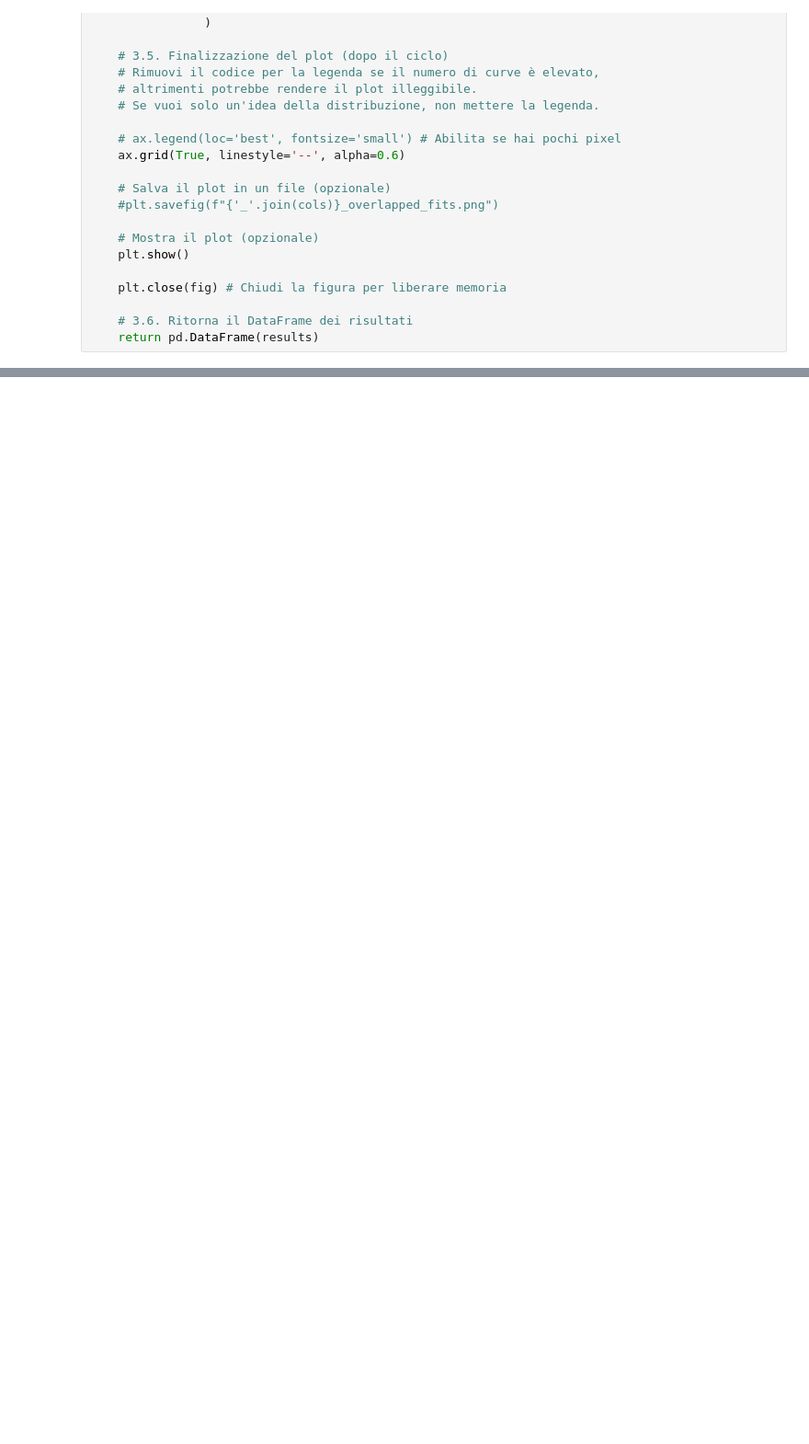
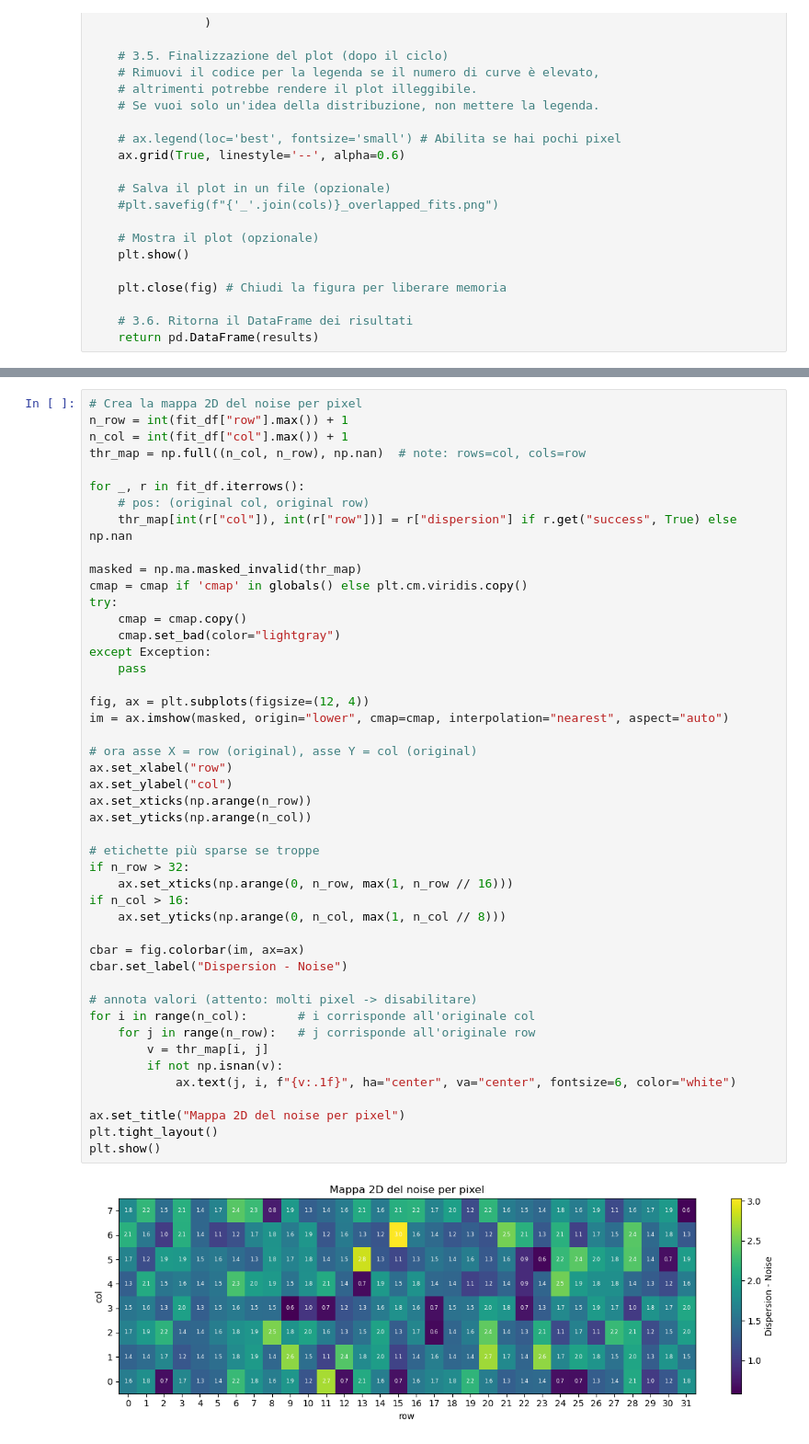
Before and after one commit to agalliani/falaphel3-daq, a Jupyter notebook: analisi-matrice copy.ipynb, the cells around one changed output, grey strips where cells are left out. Shown at 92% size. Drawn from its saved outputs; the diff is of its cells as text; blank space fills up the shorter version.

```diff
--- a/analisi-matrice copy.ipynb
+++ b/analisi-matrice copy.ipynb
@@ -350,0 +480,48 @@ fit_results_df = fit_erf_to_scurves(fit_df, cols=["efficiency_toa"])
+# %%
+# Crea la mappa 2D del noise per pixel
+n_row = int(fit_df["row"].max()) + 1
+n_col = int(fit_df["col"].max()) + 1
+thr_map = np.full((n_col, n_row), np.nan)  # note: rows=col, cols=row
+
+for _, r in fit_df.iterrows():
+    # pos: (original col, original row)
+    thr_map[int(r["col"]), int(r["row"])] = r["dispersion"] if r.get("success", True) else np.nan
+
+masked = np.ma.masked_invalid(thr_map)
+cmap = cmap if 'cmap' in globals() else plt.cm.viridis.copy()
+try:
+    cmap = cmap.copy()
+    cmap.set_bad(color="lightgray")
+except Exception:
+    pass
+
+fig, ax = plt.subplots(figsize=(12, 4))
+im = ax.imshow(masked, origin="lower", cmap=cmap, interpolation="nearest", aspect="auto")
+
+# ora asse X = row (original), asse Y = col (original)
+ax.set_xlabel("row")
+ax.set_ylabel("col")
+ax.set_xticks(np.arange(n_row))
+ax.set_yticks(np.arange(n_col))
+
+# etichette più sparse se troppe
+if n_row > 32:
+    ax.set_xticks(np.arange(0, n_row, max(1, n_row // 16)))
+if n_col > 16:
+    ax.set_yticks(np.arange(0, n_col, max(1, n_col // 8)))
+
+cbar = fig.colorbar(im, ax=ax)
+cbar.set_label("Dispersion - Noise")
+
+# annota valori (attento: molti pixel -> disabilitare)
+for i in range(n_col):       # i corrisponde all'originale col
+    for j in range(n_row):   # j corrisponde all'originale row
+        v = thr_map[i, j]
+        if not np.isnan(v):
+            ax.text(j, i, f"{v:.1f}", ha="center", va="center", fontsize=6, color="white")
+
+ax.set_title("Mappa 2D del noise per pixel")
+plt.tight_layout()
+plt.show()
+# %% [output]
+[figure, added]
```
Also changed, not shown: parts of 9 cells of this notebook, 10 other files.
